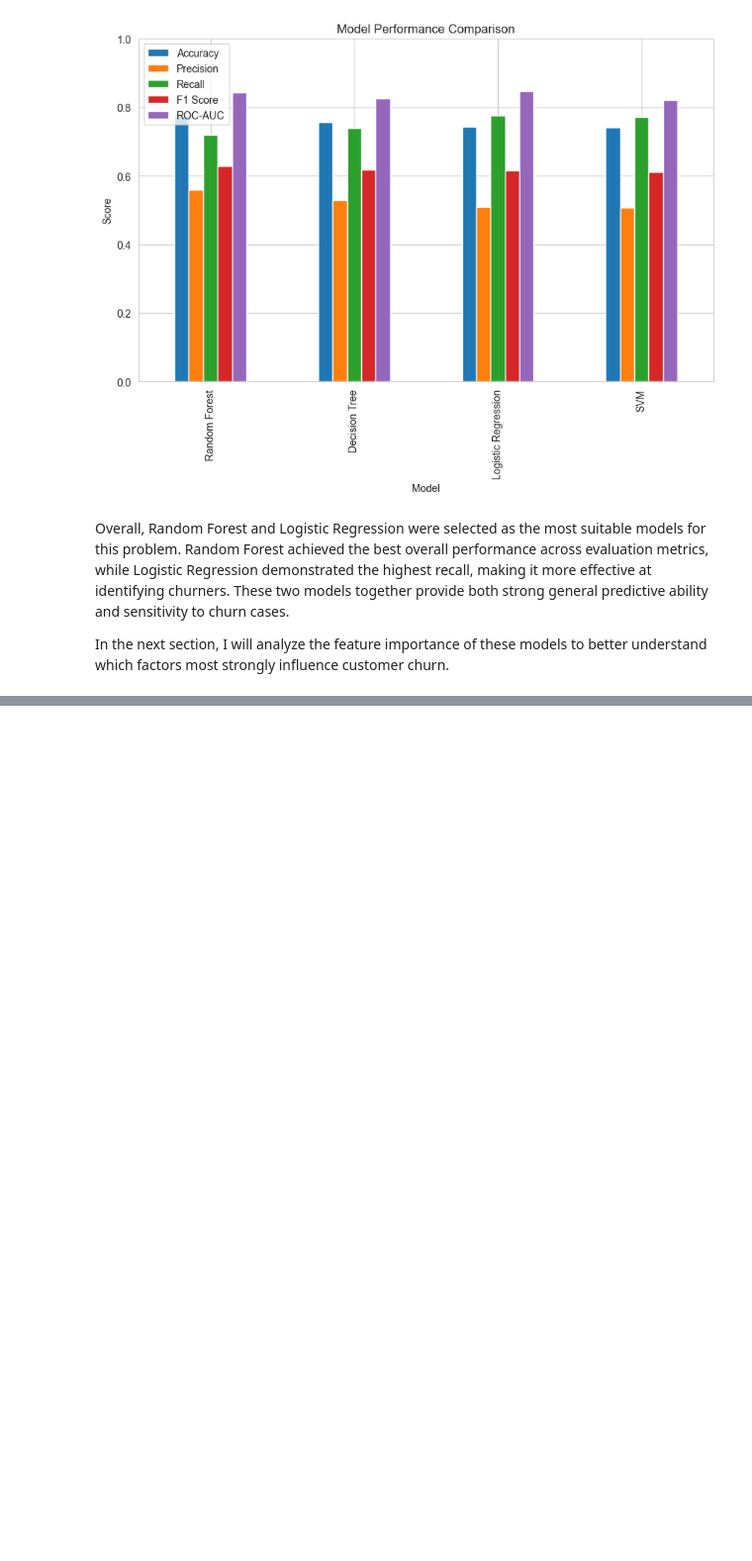
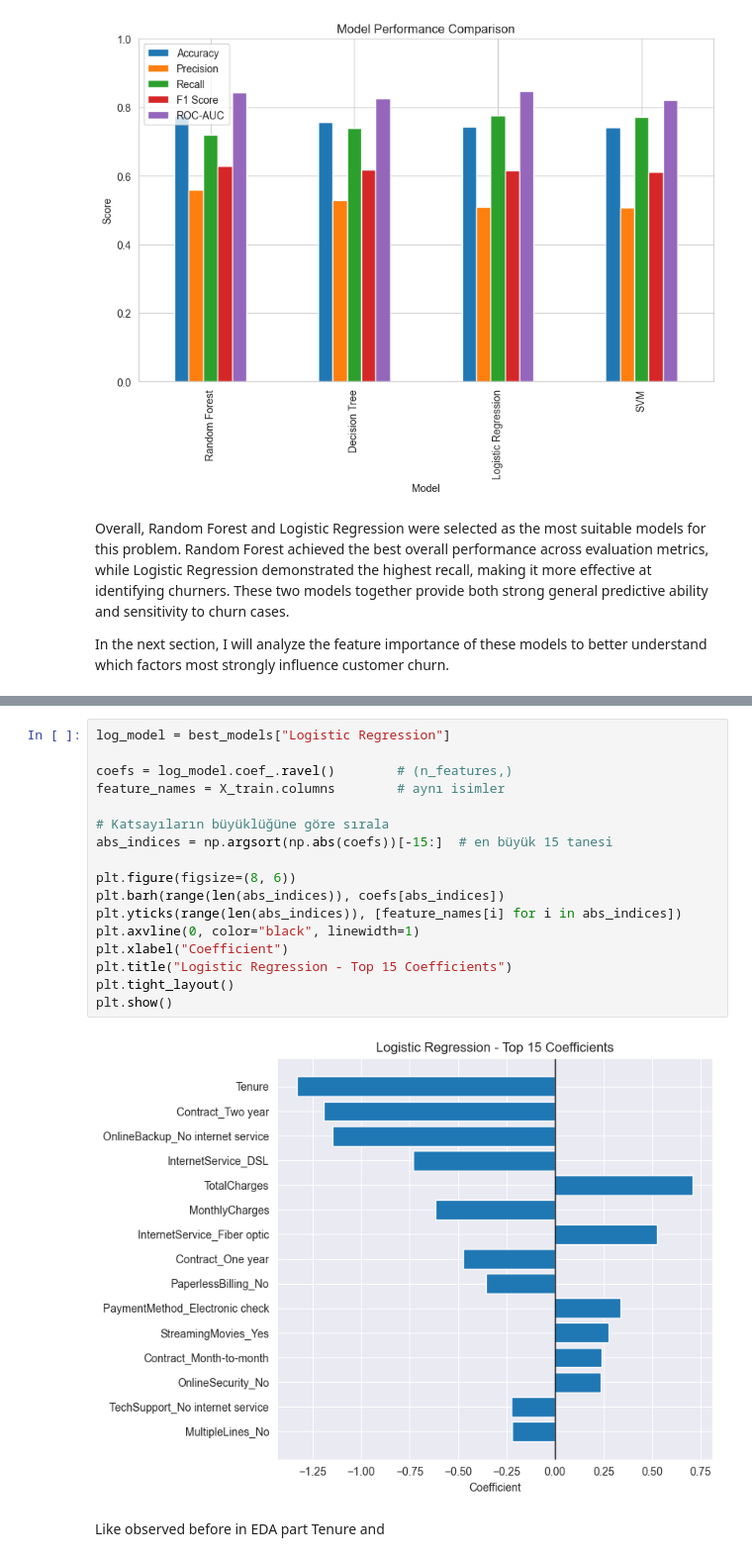
Before and after one commit to CerenSude/telco-customer-churn-analysis, a Jupyter notebook: telco-customer-churn-analysis.ipynb, the cells around one changed output, grey strips where cells are left out. Shown at 99% size. Saved outputs shown, nothing was run; the diff lists cells and outputs as text; blank space fills up the shorter version.

```diff
--- a/telco-customer-churn-analysis.ipynb
+++ b/telco-customer-churn-analysis.ipynb
@@ -734,0 +759,21 @@ In the next section, I will analyze the feature importance of these models to be
+# %%
+log_model = best_models["Logistic Regression"]
+
+coefs = log_model.coef_.ravel()        # (n_features,)
+feature_names = X_train.columns        # aynı isimler
+
+# Katsayıların büyüklüğüne göre sırala
+abs_indices = np.argsort(np.abs(coefs))[-15:]  # en büyük 15 tanesi
+
+plt.figure(figsize=(8, 6))
+plt.barh(range(len(abs_indices)), coefs[abs_indices])
+plt.yticks(range(len(abs_indices)), [feature_names[i] for i in abs_indices])
+plt.axvline(0, color="black", linewidth=1)
+plt.xlabel("Coefficient")
+plt.title("Logistic Regression - Top 15 Coefficients")
+plt.tight_layout()
+plt.show()
+# %% [output]
+[figure, added]
+# %% [markdown]
+Like observed before in EDA part Tenure and
```
Also changed, not shown: parts of 7 cells of this notebook.
